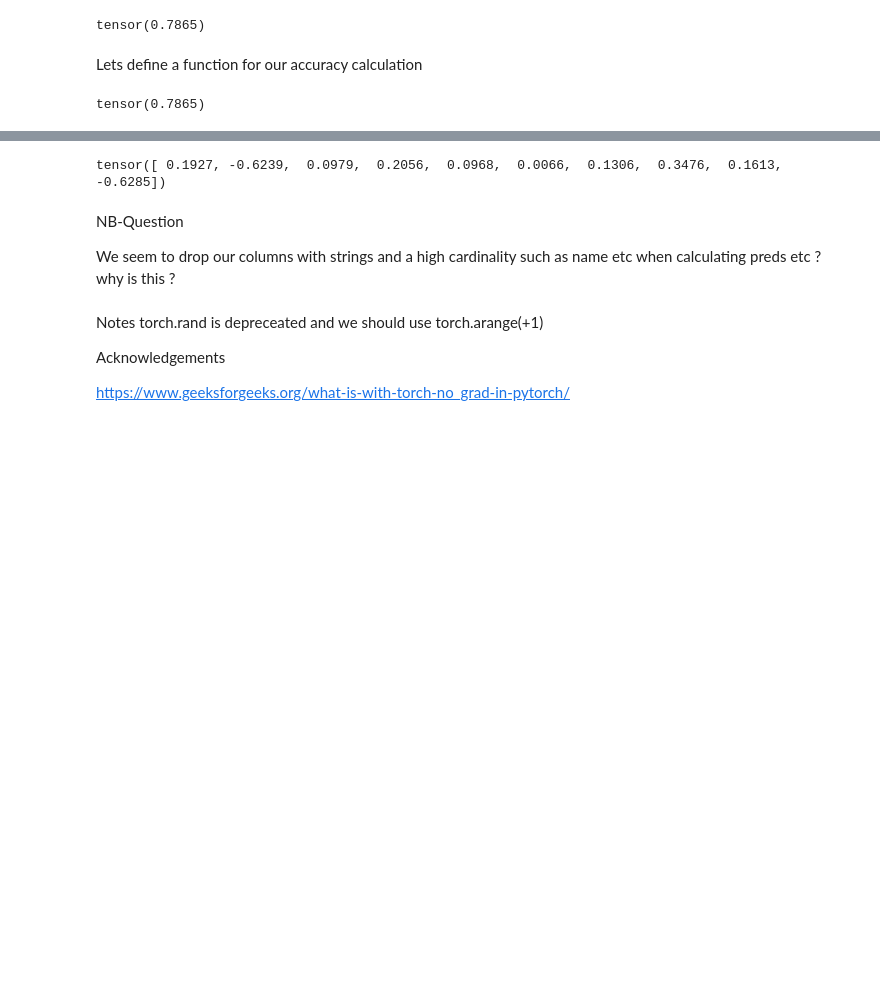
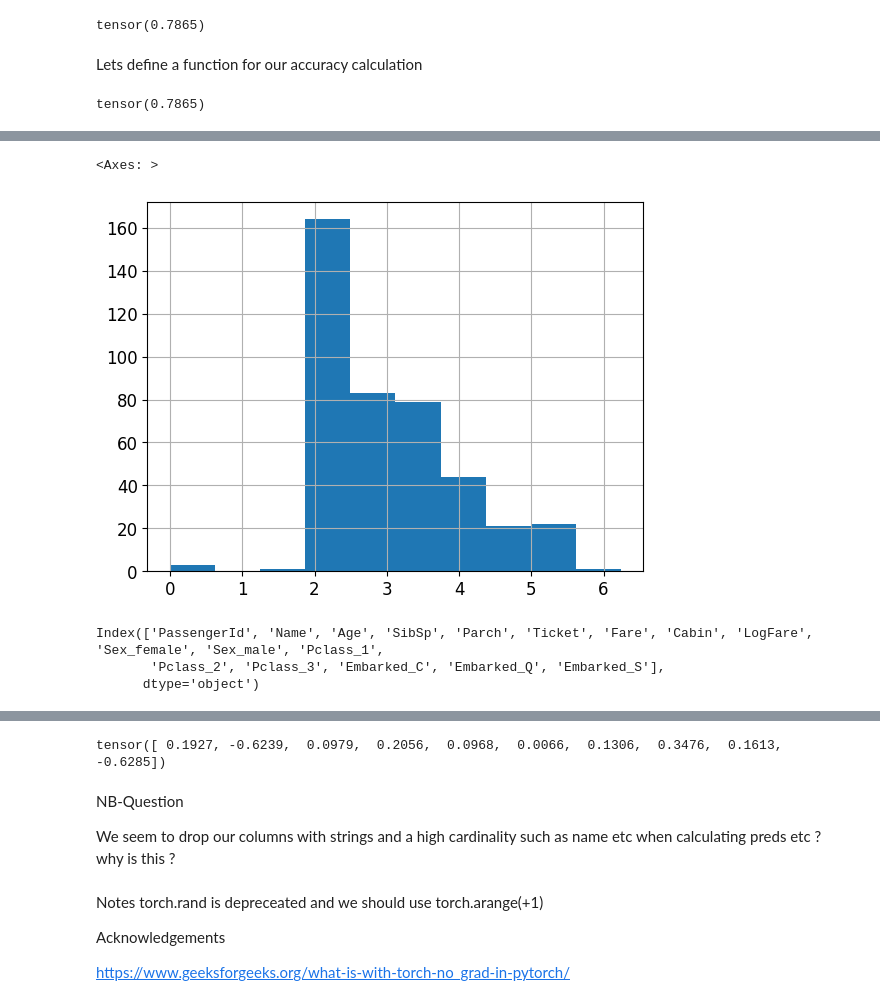
Before and after one commit to rubanzasilva/Linear_model_and_nn_from_scratch, a Jupyter notebook: Linear_model_and_nn_from_scratch.ipynb, the cells around one changed output, grey strips where cells are left out. Saved outputs shown, nothing was run; the diff lists cells and outputs as text; code cells hidden in the pictures; blank space fills up the shorter version.

```diff
--- a/Linear_model_and_nn_from_scratch.ipynb
+++ b/Linear_model_and_nn_from_scratch.ipynb
@@ -586,0 +723,6 @@ tensor(0.7865)
+# %%
+test_df['LogFare'] = np.log(test_df['Fare'] + 1)
+test_df['LogFare'].hist()
+# %% [output]
+<Axes: >
+[figure, added]
@@ -586,0 +731,6 @@ tensor(0.7865)
+# %%
+test_df.columns
+# %% [output]
+Index(['PassengerId', 'Name', 'Age', 'SibSp', 'Parch', 'Ticket', 'Fare', 'Cabin', 'LogFare', 'Sex_female', 'Sex_male', 'Pclass_1',
+       'Pclass_2', 'Pclass_3', 'Embarked_C', 'Embarked_Q', 'Embarked_S'],
+      dtype='object')
```
Also changed, not shown: parts of 72 cells of this notebook.
